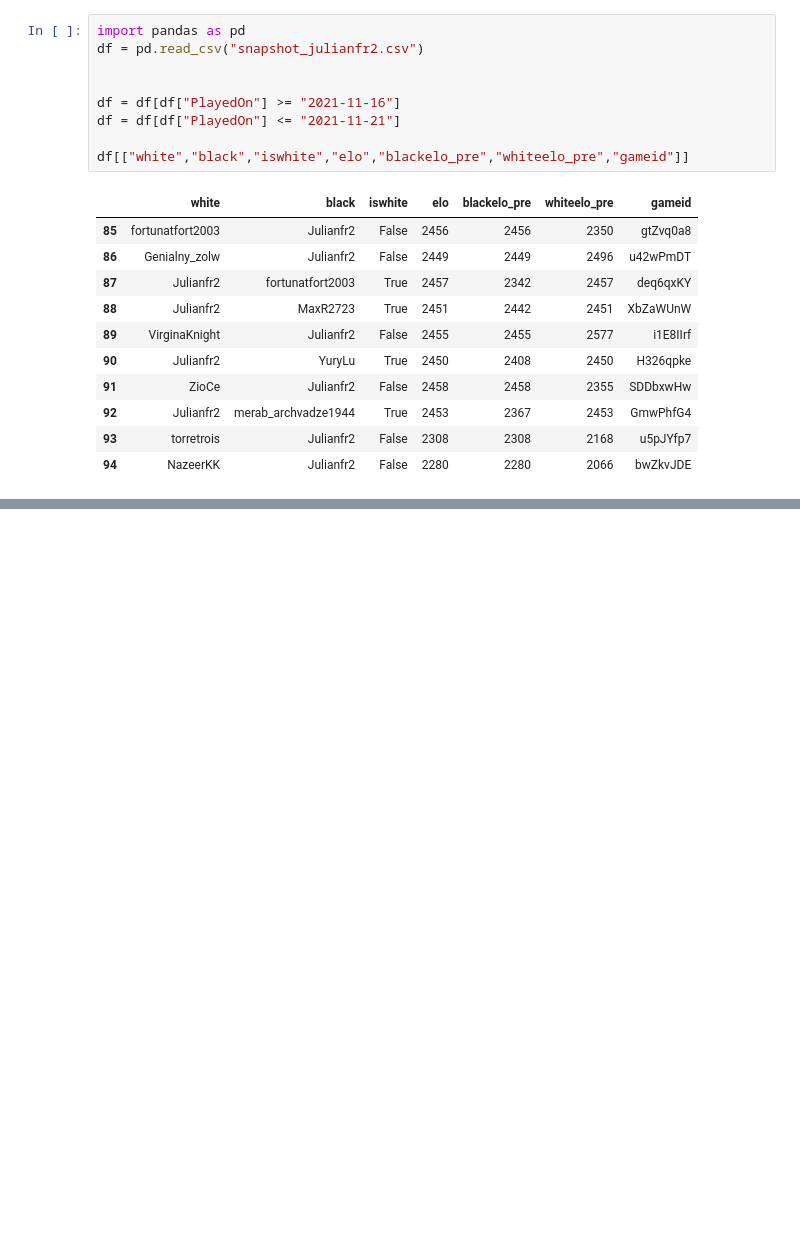
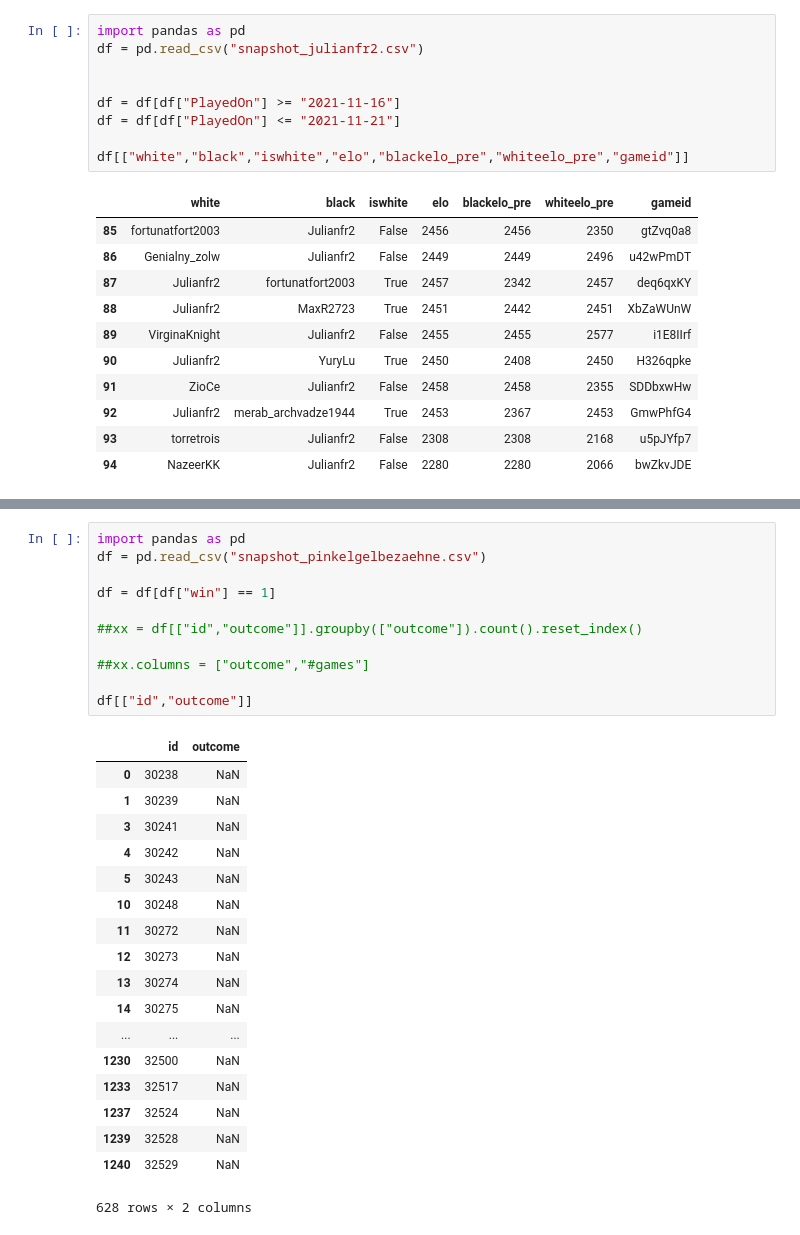
Before and after one commit to tuxmania87/chess-stats-dash, a Jupyter notebook: insight.ipynb, the cells around one changed output, grey strips where cells are left out. Saved outputs shown, nothing was run; the diff lists cells and outputs as text; blank space fills up the shorter version.

```diff
--- a/insight.ipynb
+++ b/insight.ipynb
@@ -803,0 +824,30 @@ x = chess.pgn.read_game(io.StringIO(ss))
+# %%
+import pandas as pd
+df = pd.read_csv("snapshot_pinkelgelbezaehne.csv")
+
+df = df[df["win"] == 1]
+
+##xx = df[["id","outcome"]].groupby(["outcome"]).count().reset_index()
+
+##xx.columns = ["outcome","#games"]
+
+df[["id","outcome"]]
+# %% [output]
+|  | id | outcome |
+| 0 | 30238 | NaN |
+| 1 | 30239 | NaN |
+| 3 | 30241 | NaN |
+| 4 | 30242 | NaN |
+| 5 | 30243 | NaN |
+| 10 | 30248 | NaN |
+| 11 | 30272 | NaN |
+| 12 | 30273 | NaN |
+| 13 | 30274 | NaN |
+| 14 | 30275 | NaN |
+| ... | ... | ... |
+| 1230 | 32500 | NaN |
+| 1233 | 32517 | NaN |
+| 1237 | 32524 | NaN |
+| 1239 | 32528 | NaN |
+| 1240 | 32529 | NaN |
+628 rows × 2 columns
```
Also changed, not shown: parts of 3 cells of this notebook, 1 other file.
